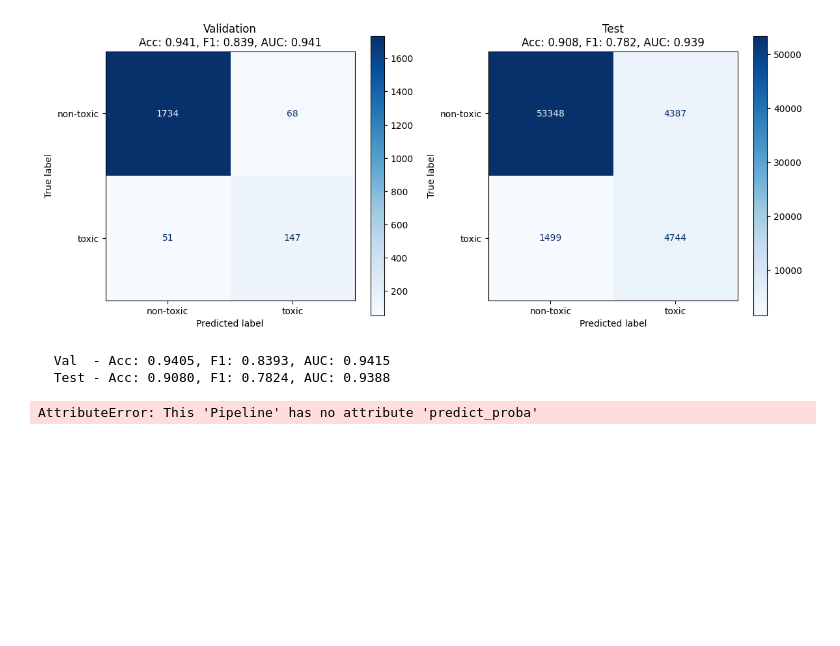
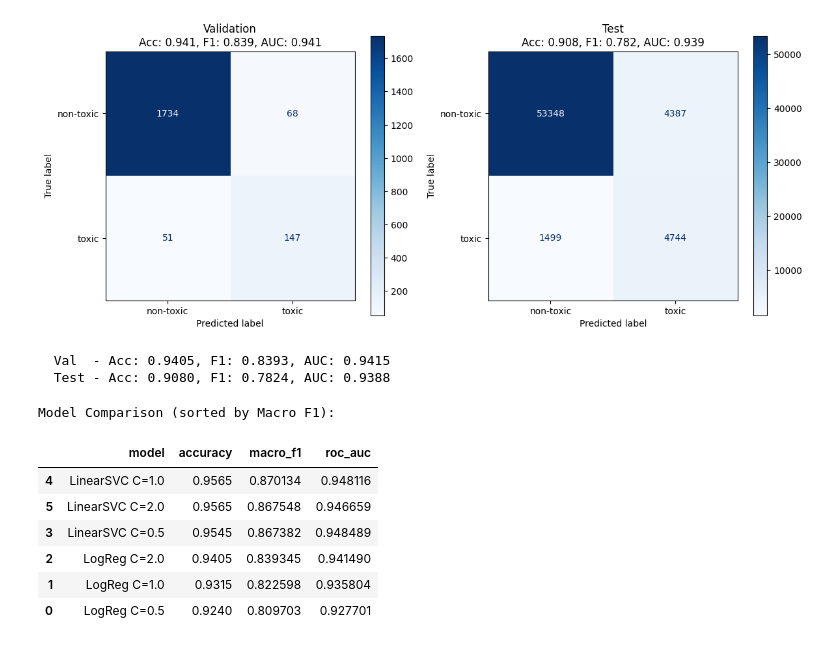
Before and after one commit to janek-wyrzykowski/ppd_hate_speech_detection, a Jupyter notebook: notebooks/baseline.ipynb, the cells around one changed output. Saved outputs shown, nothing was run; the diff lists cells and outputs as text; code cells hidden in the pictures; blank space fills up the shorter version.

```diff
--- a/notebooks/baseline.ipynb
+++ b/notebooks/baseline.ipynb
@@ -271,32 +271,42 @@ from sklearn.base import clone
 
 def eval_model(model_name, clf, X_train, y_train, X_val, y_val):
     vec = TfidfVectorizer(lowercase=True, strip_accents="unicode", ngram_range=(1,2), min_df=2, max_features=200_000)
     pipe = Pipeline([("tfidf", vec), ("clf", clone(clf))])
     pipe.fit(X_train, y_train)
 
     y_pred = pipe.predict(X_val)
-    y_prob = pipe.predict_proba(X_val)[:, 1]
+    if hasattr(pipe, 'predict_proba'):
+        y_prob = pipe.predict_proba(X_val)[:, 1]
+    else:
+        y_prob = pipe.decision_function(X_val)
 
     return {
         "model": model_name,
         "accuracy": accuracy_score(y_val, y_pred),
         "macro_f1": f1_score(y_val, y_pred, average="macro"),
         "roc_auc": roc_auc_score(y_val, y_prob),
     }
 
 results = []
 for model_name, base, Cs in [
     ("LogReg", LogisticRegression(solver="liblinear", class_weight="balanced", max_iter=400), [0.5, 1.0, 2.0]),
     ("LinearSVC", LinearSVC(class_weight="balanced", max_iter=2000), [0.5, 1.0, 2.0]),
 ]:
     for C in Cs:
         clf_test = clone(base)
         clf_test.C = C
         res = eval_model(f"{model_name} C={C}", clf_test, X_train, y_train, X_val, y_val)
         results.append(res)
 
 df_comparison = pd.DataFrame(results).sort_values("macro_f1", ascending=False)
 print("Model Comparison (sorted by Macro F1):")
 df_comparison
 # %% [output]
-AttributeError: This 'Pipeline' has no attribute 'predict_proba'
+Model Comparison (sorted by Macro F1):
+|  | model | accuracy | macro_f1 | roc_auc |
+| 4 | LinearSVC C=1.0 | 0.9565 | 0.870134 | 0.948116 |
+| 5 | LinearSVC C=2.0 | 0.9565 | 0.867548 | 0.946659 |
+| 3 | LinearSVC C=0.5 | 0.9545 | 0.867382 | 0.948489 |
+| 2 | LogReg C=2.0 | 0.9405 | 0.839345 | 0.941490 |
+| 1 | LogReg C=1.0 | 0.9315 | 0.822598 | 0.935804 |
+| 0 | LogReg C=0.5 | 0.9240 | 0.809703 | 0.927701 |
```
